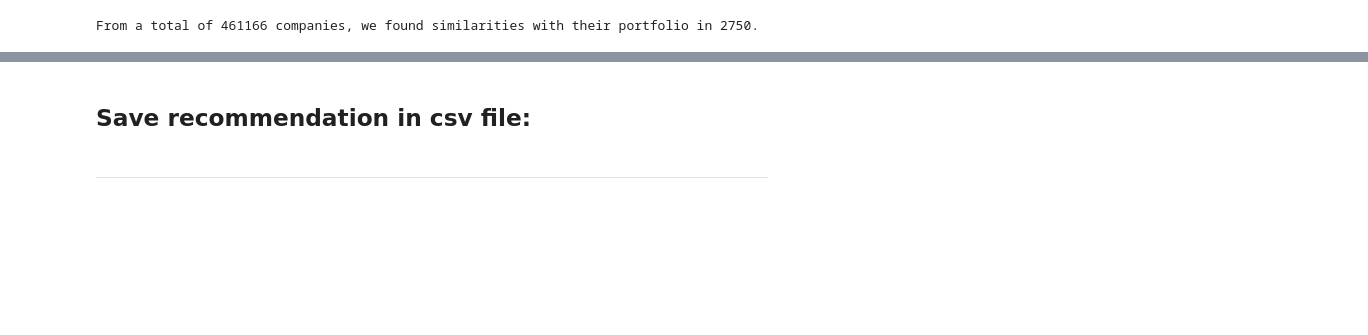
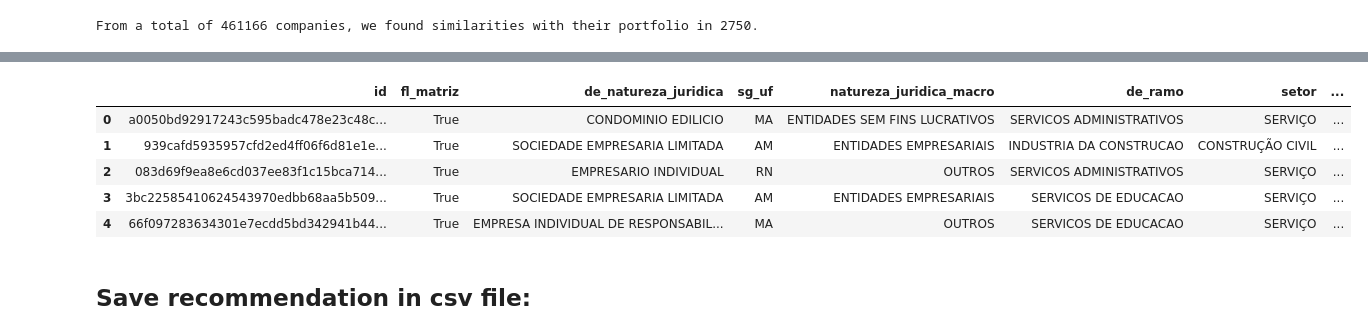
Before and after one commit to codenation-dev/squad-4-ad-data-science-1, a Jupyter notebook: analysis/Class_Recommender_systems.ipynb, the cells around one changed output, grey strips where cells are left out. Saved outputs shown, nothing was run; the diff lists cells and outputs as text; code cells hidden in the pictures; blank space fills up the shorter version.

```diff
--- a/analysis/Class_Recommender_systems.ipynb
+++ b/analysis/Class_Recommender_systems.ipynb
@@ -574,0 +593,12 @@ From a total of 461166 companies, we found similarities with their portfolio in
+# %%
+# Fit data:
+nbrs = NearestNeighbors(n_neighbors=25, metric='euclidean').fit(target_top25)
+# %%
+# Prepare target customer only customers on portfolio:
+target_customer = portfolio_T3.drop(['id', 'id_num'], axis =1)
+
+# Target Customer Creation:
+default_customer = target_customer.mode()
+default_customer = pd.DataFrame(default_customer.iloc[0]).reset_index()
+default_customer.columns = ['Columns', 'Sample_values']
+default_customer = list(default_customer['Sample_values'])
@@ -574,0 +625,6 @@ From a total of 461166 companies, we found similarities with their portfolio in
+# %%
+# Collection of recommended indexes:
+distances, indices= nbrs.kneighbors([default_customer])
+distances = distances[0].tolist()
+indices = indices[0].tolist()
+print(indices) # These indexes are from the training dataset (target_top25 and recommendation)
@@ -574,0 +633,9 @@ From a total of 461166 companies, we found similarities with their portfolio in
+# %%
+# Prepare data:
+top25_recommendation = recommendation.iloc[indices]
+top25_recommendation_ids = pd.DataFrame()
+top25_recommendation_ids['id'] = top25_recommendation['id']
+# Euclidean distance from target:
+top25_recommendation_ids['distance'] = distances
+
+top25_recommendation_ids
@@ -575,3 +660,16 @@ From a total of 461166 companies, we found similarities with their portfolio in
+# %%
+# Full Dataset of Top25_recommendations:
+full_top25_recommendation = pd.DataFrame()
+full_top25_recommendation = top25_recommendation['id']
+full_top25_recommendation = pd.merge(full_top25_recommendation, market_T1, on='id', how='left')
+full_top25_recommendation.head()
+# %% [output]
+|  | id | fl_matriz | de_natureza_juridica | sg_uf | natureza_juridica_macro | de_ramo | setor | ... |
+| 0 | a0050bd92917243c595badc478e23c48c... | True | CONDOMINIO EDILICIO | MA | ENTIDADES SEM FINS LUCRATIVOS | SERVICOS ADMINISTRATIVOS | SERVIÇO | ... |
+| 1 | 939cafd5935957cfd2ed4ff06f6d81e1e... | True | SOCIEDADE EMPRESARIA LIMITADA | AM | ENTIDADES EMPRESARIAIS | INDUSTRIA DA CONSTRUCAO | CONSTRUÇÃO CIVIL | ... |
+| 2 | 083d69f9ea8e6cd037ee83f1c15bca714... | True | EMPRESARIO INDIVIDUAL | RN | OUTROS | SERVICOS ADMINISTRATIVOS | SERVIÇO | ... |
+| 3 | 3bc22585410624543970edbb68aa5b509... | True | SOCIEDADE EMPRESARIA LIMITADA | AM | ENTIDADES EMPRESARIAIS | SERVICOS DE EDUCACAO | SERVIÇO | ... |
+| 4 | 66f097283634301e7ecdd5bd342941b44... | True | EMPRESA INDIVIDUAL DE RESPONSABIL... | MA | OUTROS | SERVICOS DE EDUCACAO | SERVIÇO | ... |
 # %% [markdown]
 ## Save recommendation in csv file:
 # %%
@@ -579,2 +676,0 @@ From a total of 461166 companies, we found similarities with their portfolio in
-# %% [markdown]
-***
```
Also changed, not shown: parts of 25 cells of this notebook.
